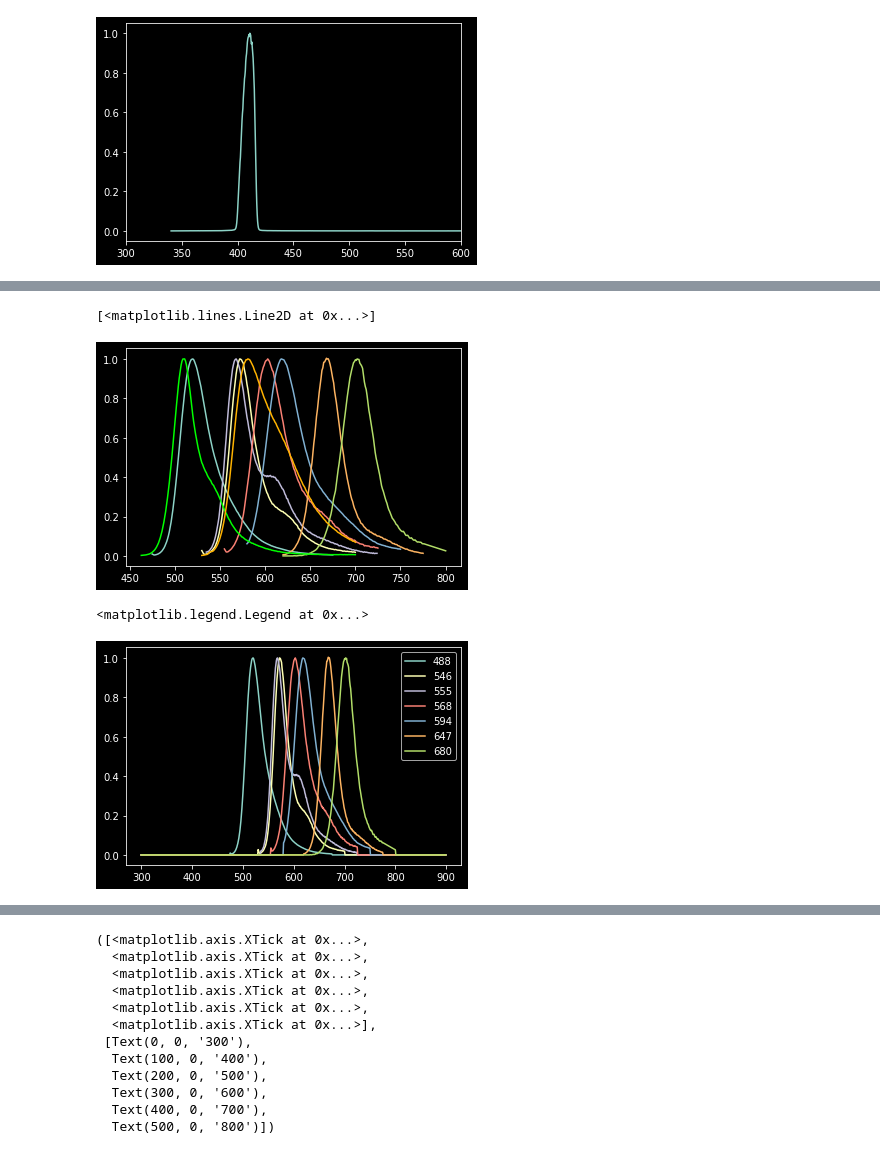
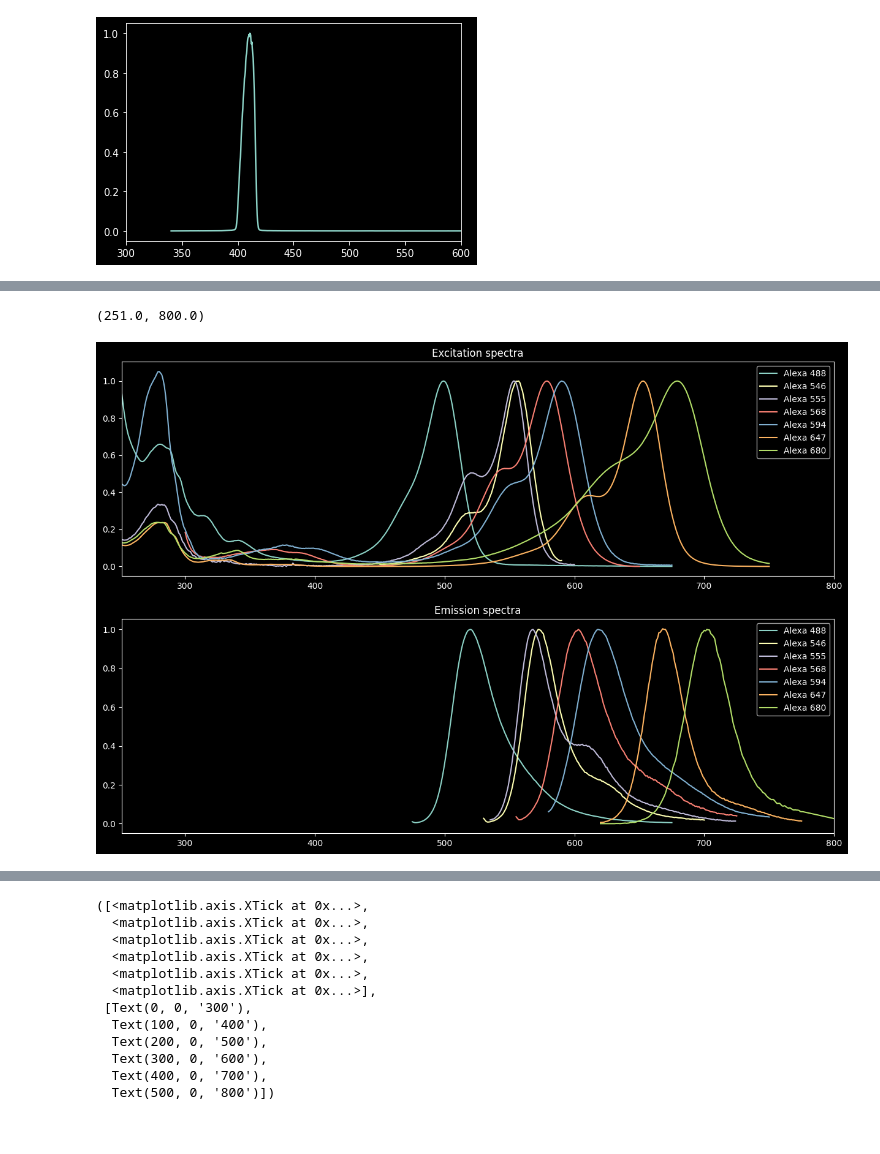
Before and after one commit to davidswygart/FunctionalImagingAnalysis, a Jupyter notebook: python/spectra.ipynb, the cells around one changed output, grey strips where cells are left out. Saved outputs shown, nothing was run; the diff lists cells and outputs as text; code cells hidden in the pictures.

```diff
--- a/python/spectra.ipynb
+++ b/python/spectra.ipynb
@@ -245,10 +261,19 @@ for a in alexae:
 # %%
-for df in dfs:
-    l = plt.plot(df.wl, df.em)
+_,axs = plt.subplots(2,1,figsize=(15,10))
+for a,df in zip(alexae,dfs):
+    l = axs[0].plot(df.wl, df.ex, label=f"Alexa {a}")
+    l = axs[1].plot(df.wl, df.em, label=f"Alexa {a}")
     # plt.plot(df.wl, df.ex, linestyle='--', color = l[0].get_color())
 
-plt.plot(gfp.wl, gfp.em, color=[0,1,0])
-plt.plot(tom.wl, tom.em, color=[1,.7,0])
+# plt.plot(gfp.wl, gfp.em, color=[0,1,0])
+# plt.plot(tom.wl, tom.em, color=[1,.7,0])
+
+axs[0].set_title('Excitation spectra')
+axs[0].legend()
+axs[0].set_xlim(251,800)
+axs[1].set_title('Emission spectra')
+axs[1].legend()
+axs[1].set_xlim(251,800)
 # %% [output]
-[<matplotlib.lines.Line2D at 0x...>]
+(251.0, 800.0)
-[figure, old version]
+[figure, new version]
@@ -261,6 +279,0 @@ alexa_em[np.isnan(alexa_em)] = 0
-# %%
-plt.plot(wl,alexa_em)
-plt.legend(alexae)
-# %% [output]
-<matplotlib.legend.Legend at 0x...>
-[figure, removed]
```
Also changed, not shown: parts of 15 cells of this notebook, 7 other files.
